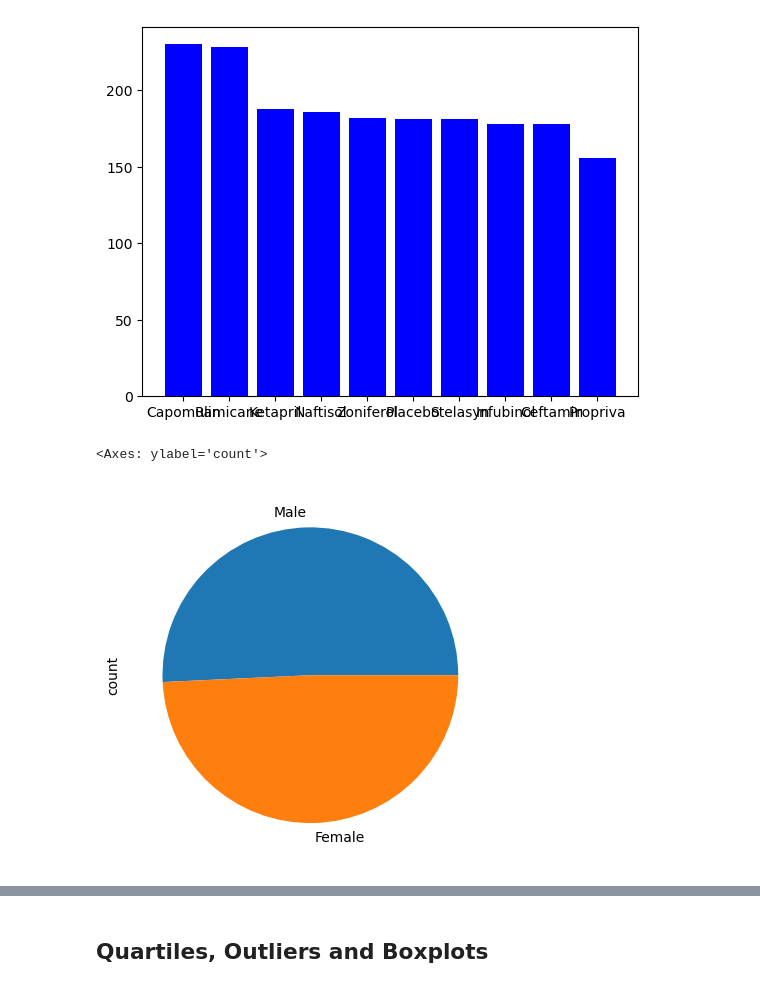
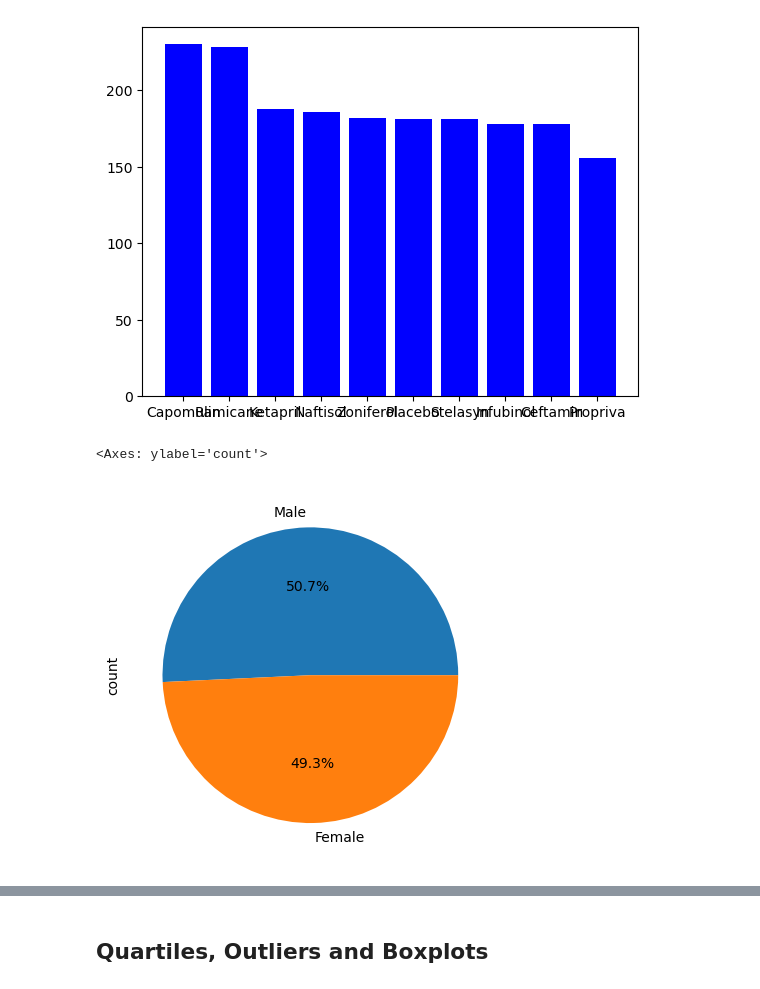
Before and after one commit to elidiak/-pymaceuticals-challenge, a Jupyter notebook: pymaceuticals_starter.ipynb, the cells around one changed output, grey strips where cells are left out. Cells and saved outputs as stored; diff of their text form; code cells hidden in the pictures.

```diff
--- a/pymaceuticals_starter.ipynb
+++ b/pymaceuticals_starter.ipynb
@@ -188,14 +177,14 @@ plt.show()
 # %%
 # Generate a pie chart, using Pandas, showing the distribution of unique female versus male mice used in the study
 # Get the unique mice with their gender
 #unique_mice = clean_data["Sex"].value_counts.to_list
 #unique_mice
 
 # Make the pie chart
-clean_data["Sex"].value_counts().plot(kind="pie")
+clean_data["Sex"].value_counts().plot(kind="pie", autopct="%1.1f%%")
 # %% [output]
 <Axes: ylabel='count'>
-[figure, old version]
+[figure, new version]
 # %%
 # Generate a pie chart, using pyplot, showing the distribution of unique female versus male mice used in the study
 
```
Also changed, not shown: parts of 11 cells of this notebook, 1 other file.
